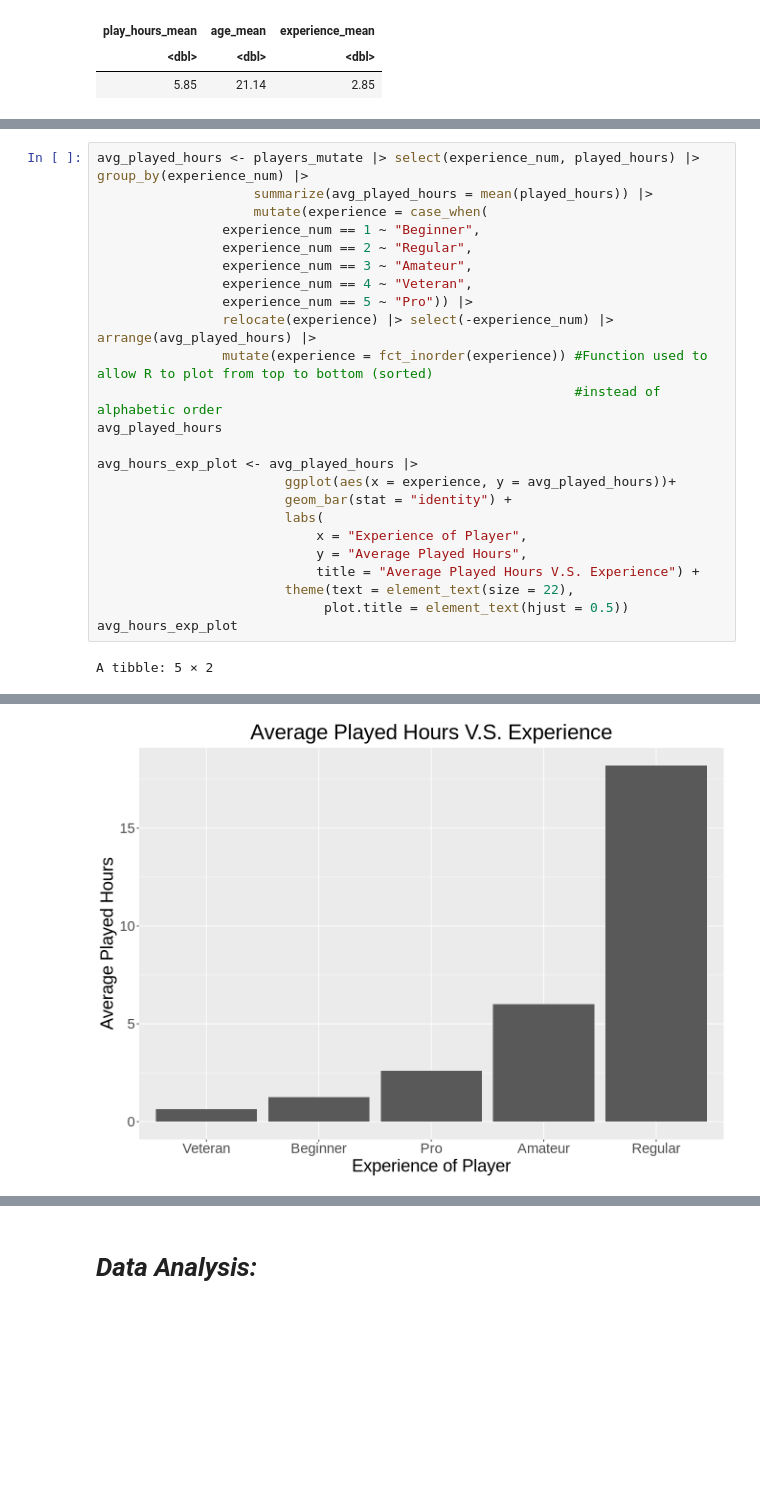
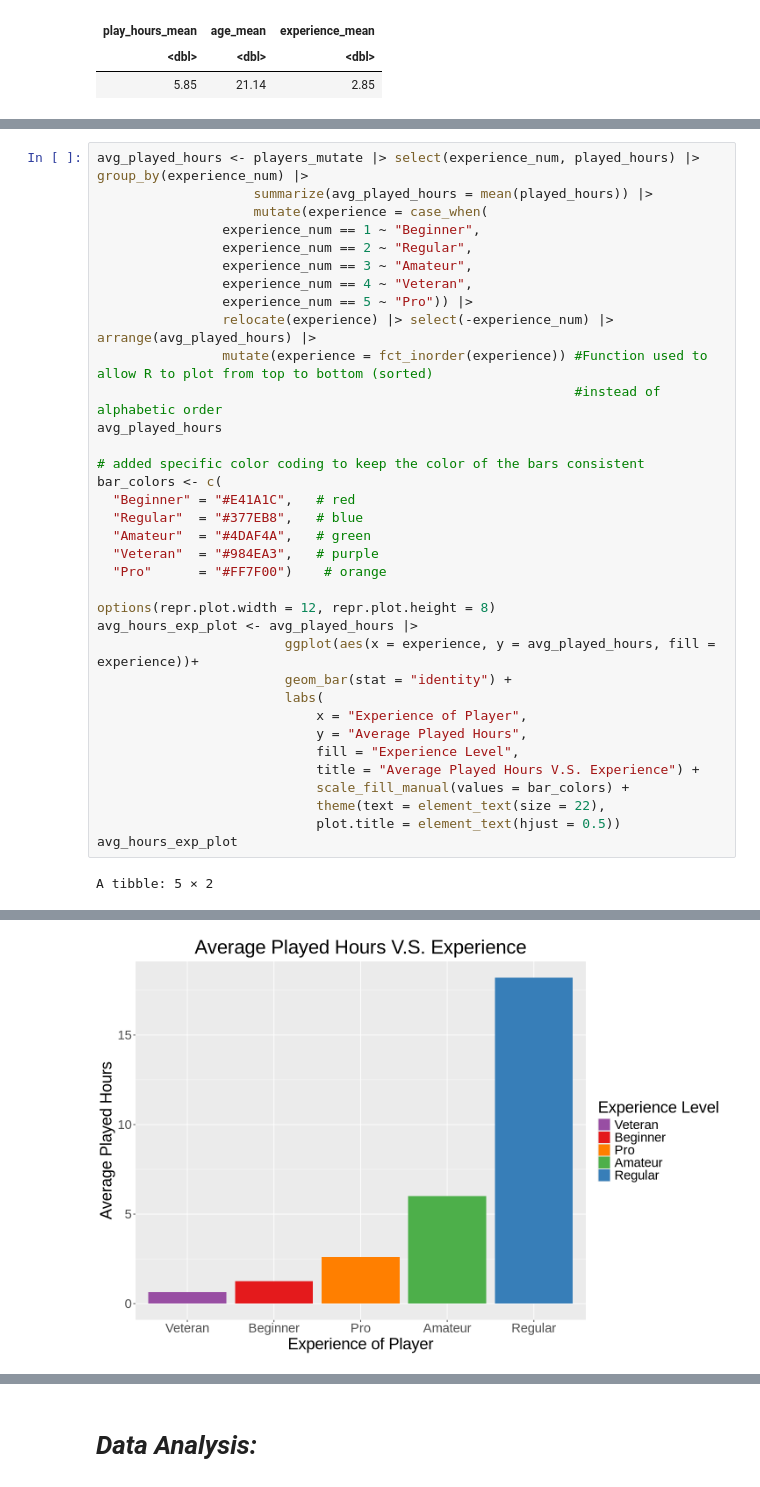
Before and after one commit to iSqlqmi/dsci_100_group_project, a Jupyter notebook: project_final_report.ipynb, the cells around one changed output, grey strips where cells are left out. Saved outputs shown, nothing was run; the diff lists cells and outputs as text; blank space fills up the shorter version.

```diff
--- a/project_final_report.ipynb
+++ b/project_final_report.ipynb
@@ -197,35 +201,46 @@ Next we look at the Average played hours between each experience rank. This invo
 # %%
 avg_played_hours <- players_mutate |> select(experience_num, played_hours) |> group_by(experience_num) |>
                     summarize(avg_played_hours = mean(played_hours)) |>
                     mutate(experience = case_when(
                 experience_num == 1 ~ "Beginner",
                 experience_num == 2 ~ "Regular",
                 experience_num == 3 ~ "Amateur",
                 experience_num == 4 ~ "Veteran",
                 experience_num == 5 ~ "Pro")) |>
                 relocate(experience) |> select(-experience_num) |> arrange(avg_played_hours) |>
                 mutate(experience = fct_inorder(experience)) #Function used to allow R to plot from top to bottom (sorted)
                                                              #instead of alphabetic order
 avg_played_hours
 
+# added specific color coding to keep the color of the bars consistent
+bar_colors <- c(
+  "Beginner" = "#E41A1C",   # red
+  "Regular"  = "#377EB8",   # blue
+  "Amateur"  = "#4DAF4A",   # green
+  "Veteran"  = "#984EA3",   # purple
+  "Pro"      = "#FF7F00")    # orange
+
+options(repr.plot.width = 12, repr.plot.height = 8)
 avg_hours_exp_plot <- avg_played_hours |>
-                        ggplot(aes(x = experience, y = avg_played_hours))+
+                        ggplot(aes(x = experience, y = avg_played_hours, fill = experience))+
                         geom_bar(stat = "identity") +
                         labs(
                             x = "Experience of Player",
                             y = "Average Played Hours",
+                            fill = "Experience Level",
                             title = "Average Played Hours V.S. Experience") +
-                        theme(text = element_text(size = 22),
-                             plot.title = element_text(hjust = 0.5))
+                            scale_fill_manual(values = bar_colors) +
+                            theme(text = element_text(size = 22),
+                            plot.title = element_text(hjust = 0.5))
 avg_hours_exp_plot
 # %% [output]
 A tibble: 5 × 2
 | experience | avg_played_hours |
 | <fct> | <dbl> |
 | Veteran | 0.6479167 |
 | Beginner | 1.2485714 |
 | Pro | 2.6000000 |
 | Amateur | 6.0174603 |
 | Regular | 18.2083333 |
-[figure, old version]
+[figure, new version]
 # %% [markdown]
```
Also changed, not shown: parts of 27 cells of this notebook.
